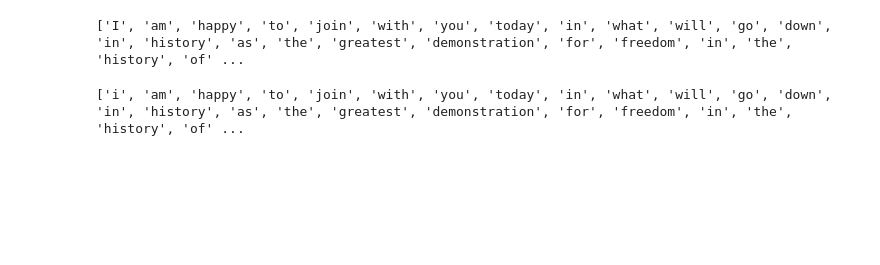
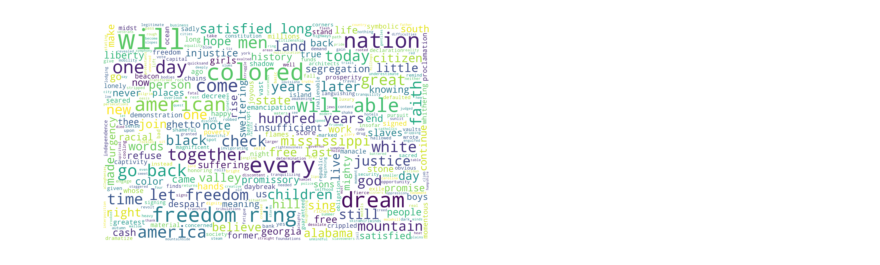
Before and after one commit to valanm22/I-Have-a-Dream, a Jupyter notebook: I_Have_a_Dream.ipynb, the cells around one changed output. Saved outputs shown, nothing was run; the diff lists cells and outputs as text; code cells hidden in the pictures; blank space fills up the shorter version.

```diff
--- a/I_Have_a_Dream.ipynb
+++ b/I_Have_a_Dream.ipynb
@@ -24,11 +26,18 @@ for para in html_parse.find_all("p")[24:67:1]:
 # %%
 tokens = word_tokenize(speech)
 words = [word for word in tokens if word.isalpha()]
-print(words)
-# %% [output]
-['I', 'am', 'happy', 'to', 'join', 'with', 'you', 'today', 'in', 'what', 'will', 'go', 'down', 'in', 'history', 'as', 'the', 'greatest', 'demonstration', 'for', 'freedom', 'in', 'the', 'history', 'of' ...
 # %%
 words = [word.lower() for word in words]
-print(words)
-# %% [output]
-['i', 'am', 'happy', 'to', 'join', 'with', 'you', 'today', 'in', 'what', 'will', 'go', 'down', 'in', 'history', 'as', 'the', 'greatest', 'demonstration', 'for', 'freedom', 'in', 'the', 'history', 'of' ...
+# %%
+filtered_speech = " "
+final = filtered_speech.join(words)
+# %%
+wc = WordCloud(background_color="white", max_words=500,
+               stopwords=STOPWORDS, max_font_size=256,
+               random_state=42, width=3000, height=2000)
+wc.generate(final)
+plt.imshow(wc, interpolation="bilinear")
+plt.axis('off')
+plt.show()
+# %% [output]
+[figure, added]
```
Also changed, not shown: parts of 1 cell of this notebook.
